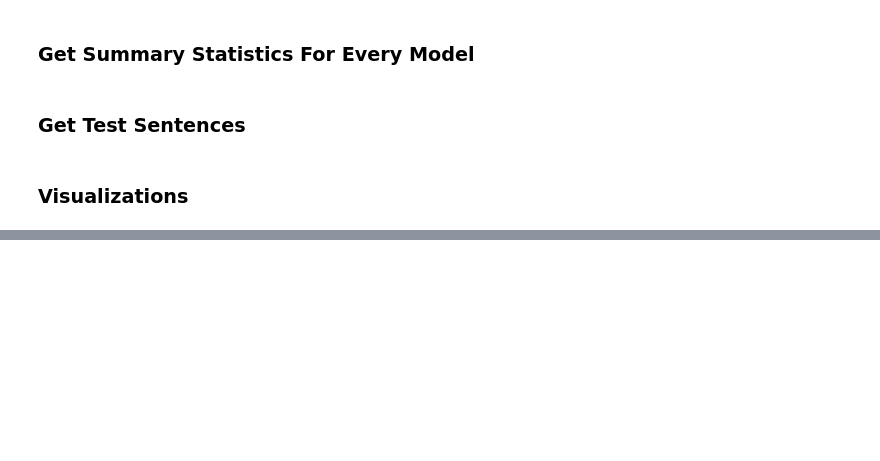
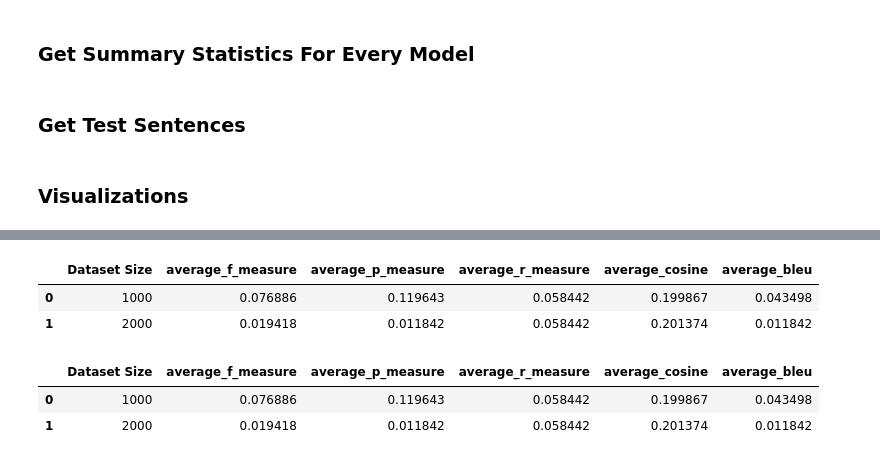
Before and after one commit to ASIF-Mahmud1/machine-translation, a Jupyter notebook: tutorial/assignment.ipynb, the cells around one changed output, grey strips where cells are left out. Cells and saved outputs as stored; diff of their text form; code cells hidden in the pictures; blank space fills up the shorter version.

```diff
--- a/tutorial/assignment.ipynb
+++ b/tutorial/assignment.ipynb
@@ -490,0 +487,6 @@ plot.show(block=True);
+# %%
+table
+# %% [output]
+|  | Dataset Size | average_f_measure | average_p_measure | average_r_measure | average_cosine | average_bleu |
+| 0 | 1000 | 0.076886 | 0.119643 | 0.058442 | 0.199867 | 0.043498 |
+| 1 | 2000 | 0.019418 | 0.011842 | 0.058442 | 0.201374 | 0.011842 |
@@ -490,0 +495,7 @@ plot.show(block=True);
+# %%
+df2 = pd.read_json('export_dataframe.json')
+df2
+# %% [output]
+|  | Dataset Size | average_f_measure | average_p_measure | average_r_measure | average_cosine | average_bleu |
+| 0 | 1000 | 0.076886 | 0.119643 | 0.058442 | 0.199867 | 0.043498 |
+| 1 | 2000 | 0.019418 | 0.011842 | 0.058442 | 0.201374 | 0.011842 |
```
Also changed, not shown: parts of 4 cells of this notebook, 1 other file.
